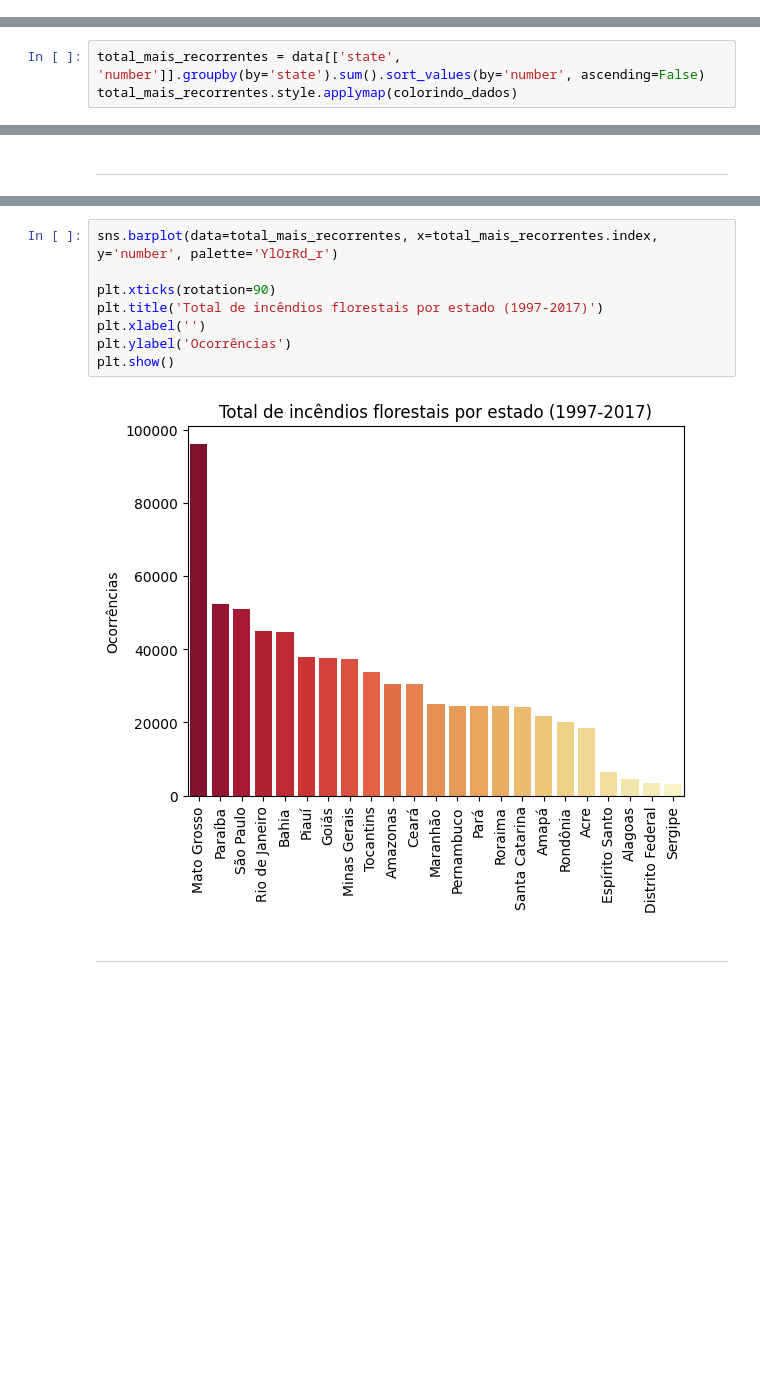
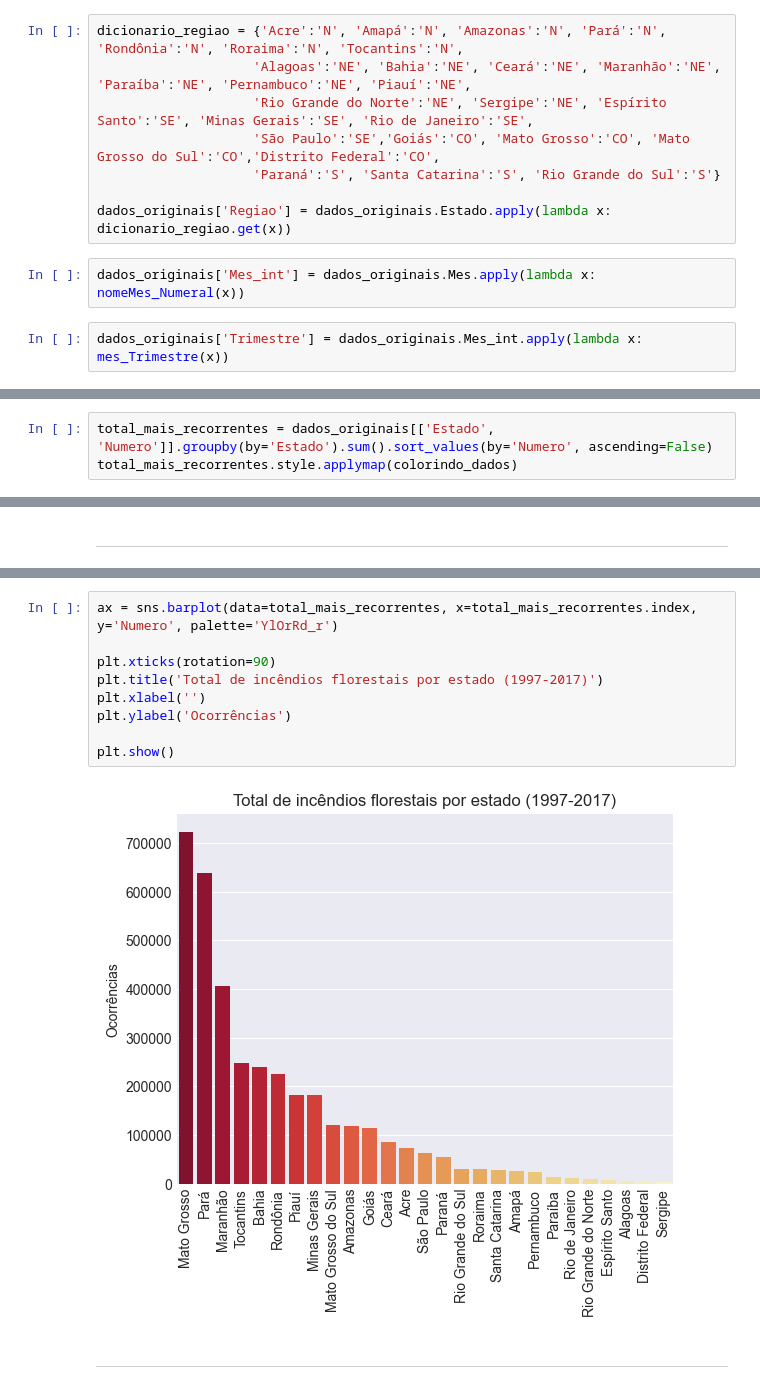
Before and after one commit to pedrorcm/Queimadas_Brasil, a Jupyter notebook: extenso.ipynb, the cells around one changed output, grey strips where cells are left out. Cells and saved outputs as stored; diff of their text form; blank space fills up the shorter version.

Commit message:
Terminando tratamento dos dados originais + Estilizando

```diff
--- a/extenso.ipynb
+++ b/extenso.ipynb
@@ -449,0 +514,12 @@ len(dados_originais.Estado.unique())
+# %%
+dicionario_regiao = {'Acre':'N', 'Amapá':'N', 'Amazonas':'N', 'Pará':'N', 'Rondônia':'N', 'Roraima':'N', 'Tocantins':'N',
+                    'Alagoas':'NE', 'Bahia':'NE', 'Ceará':'NE', 'Maranhão':'NE', 'Paraíba':'NE', 'Pernambuco':'NE', 'Piauí':'NE',
+                    'Rio Grande do Norte':'NE', 'Sergipe':'NE', 'Espírito Santo':'SE', 'Minas Gerais':'SE', 'Rio de Janeiro':'SE',
+                    'São Paulo':'SE','Goiás':'CO', 'Mato Grosso':'CO', 'Mato Grosso do Sul':'CO','Distrito Federal':'CO',
+                    'Paraná':'S', 'Santa Catarina':'S', 'Rio Grande do Sul':'S'}
+
+dados_originais['Regiao'] = dados_originais.Estado.apply(lambda x: dicionario_regiao.get(x))
+# %%
+dados_originais['Mes_int'] = dados_originais.Mes.apply(lambda x: nomeMes_Numeral(x))
+# %%
+dados_originais['Trimestre'] = dados_originais.Mes_int.apply(lambda x: mes_Trimestre(x))
@@ -555,6 +665,6 @@ def colorindo_dados(entrada):
 
   return f'background: {color}'
 # %%
-total_mais_recorrentes = data[['state', 'number']].groupby(by='state').sum().sort_values(by='number', ascending=False)
+total_mais_recorrentes = dados_originais[['Estado', 'Numero']].groupby(by='Estado').sum().sort_values(by='Numero', ascending=False)
 total_mais_recorrentes.style.applymap(colorindo_dados)
 # %% [output]
@@ -599,12 +693,13 @@ ___
 # %%
-sns.barplot(data=total_mais_recorrentes, x=total_mais_recorrentes.index, y='number', palette='YlOrRd_r')
+ax = sns.barplot(data=total_mais_recorrentes, x=total_mais_recorrentes.index, y='Numero', palette='YlOrRd_r')
 
 plt.xticks(rotation=90)
 plt.title('Total de incêndios florestais por estado (1997-2017)')
 plt.xlabel('')
 plt.ylabel('Ocorrências')
+
 plt.show()
 # %% [output]
-[figure, old version]
+[figure, new version]
 # %% [markdown]
 ___
```
Also changed, not shown: parts of 70 cells of this notebook.
